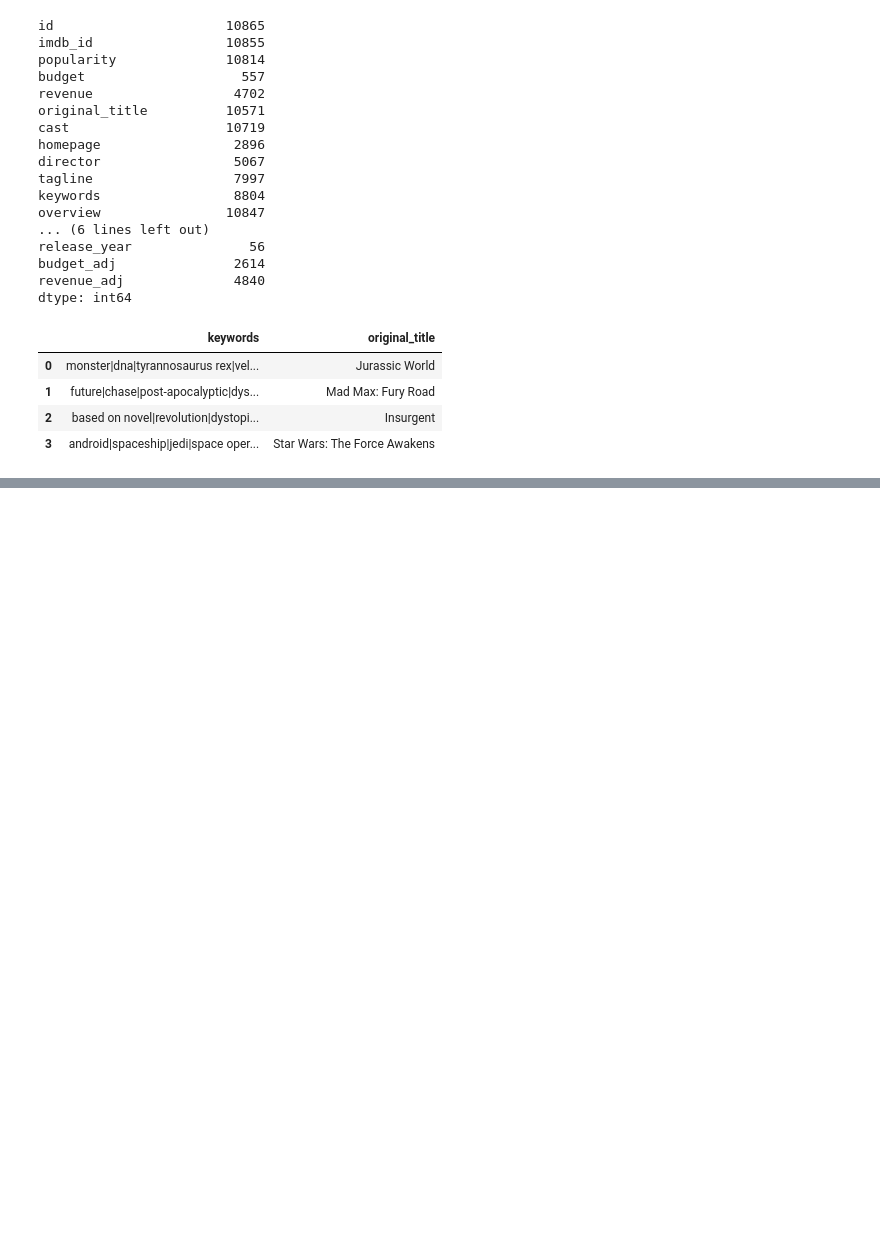
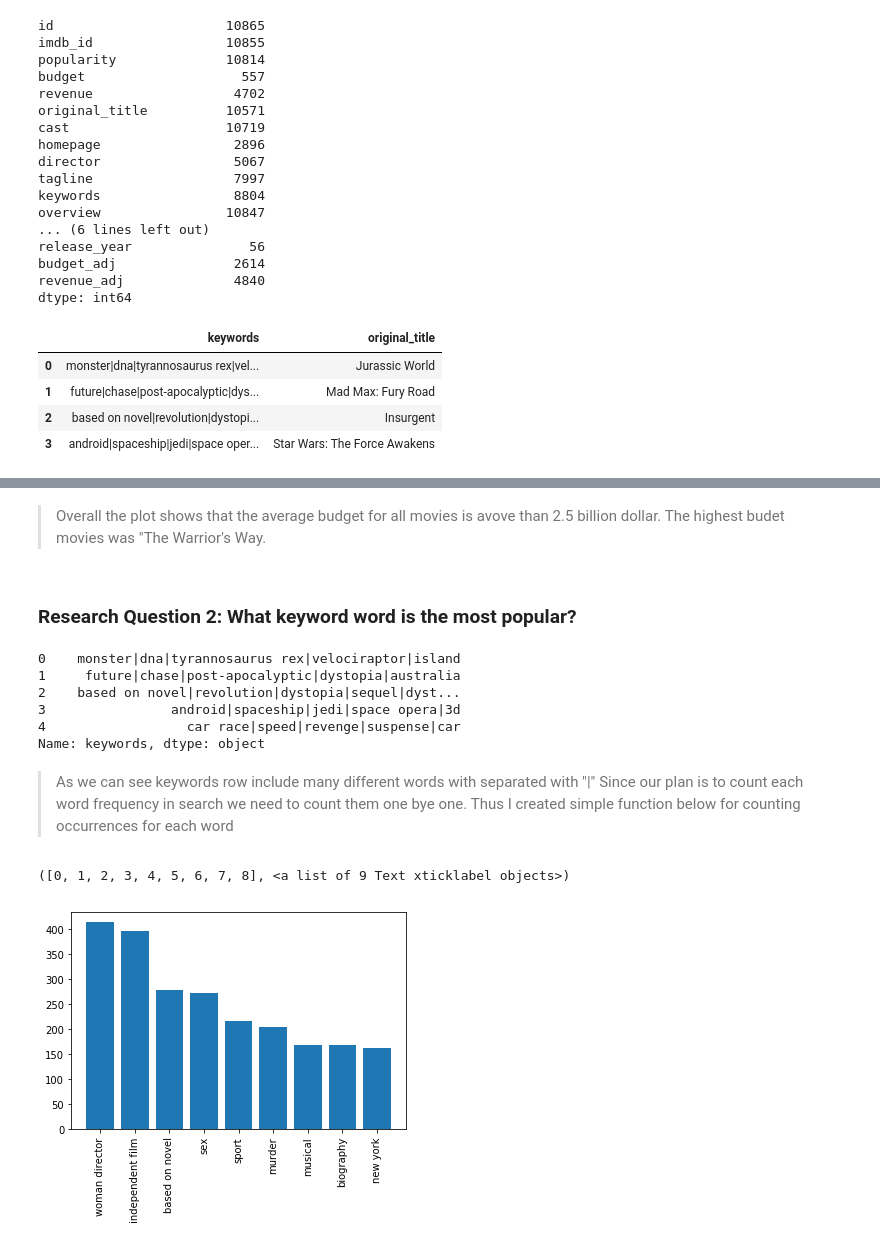
Before and after one commit to ibragimoveldor/Data-Analyst-Projects, a Jupyter notebook: Project_2/Final_submission/investigate-a-dataset-template.ipynb, the cells around one changed output, grey strips where cells are left out. Drawn from its saved outputs; the diff is of its cells as text; code cells hidden in the pictures; blank space fills up the shorter version.

```diff
--- a/Project_2/Final_submission/investigate-a-dataset-template.ipynb
+++ b/Project_2/Final_submission/investigate-a-dataset-template.ipynb
@@ -203,0 +224,50 @@ dtype: int64
+# %% [markdown]
+> Overall the plot shows that the average budget for all movies is avove than 2.5 billion dollar. The highest budet movies was "The Warrior's Way.
+# %% [markdown]
+### Research Question 2:  What keyword word is the most popular?
+# %%
+# extract the keyword column from the data
+kword = df['keywords']
+kword.head(5)
+# %% [output]
+0    monster|dna|tyrannosaurus rex|velociraptor|island
+1     future|chase|post-apocalyptic|dystopia|australia
+2    based on novel|revolution|dystopia|sequel|dyst...
+3                android|spaceship|jedi|space opera|3d
+4                  car race|speed|revenge|suspense|car
+Name: keywords, dtype: object
+# %% [markdown]
+>As we can see keywords row include many different words with separated with "|"
+Since our plan is to count each word frequency in search we need to count them one bye one. Thus I created simple function below for counting occurrences for each word
+# %%
+# count each occurences of keywords
+def occur_count(kword):
+    a = []
+    for i in range(len(kword)):
+
+        lis = str(kword[i]).split('|')
+        for j in range(len(lis)):
+            a.append(lis[j])
+    return a
+# %%
+# the function for the calculation of occurences for each keywords
+def top_occurs(l):
+    keywords, occurrences = np.unique(l, return_counts = True)
+
+    # save to dataframe for conveneince use
+    data  = {'occurrences': occurrences, 'names': keywords}
+    df_keywords = pd.DataFrame(data)
+
+    top10_occurrences = df_keywords.sort_values('occurrences', ascending = False)
+    return top10_occurrences
+# %%
+# count each occurences of keywords
+occurs = occur_count(kword)
+# top10 keywords
+top10_kwords = top_occurs(occurs)[1:10]
+
+plt.bar(top10_kwords['names'], top10_kwords['occurrences']);
+plt.xticks(rotation=90)
+# %% [output]
+([0, 1, 2, 3, 4, 5, 6, 7, 8], <a list of 9 Text xticklabel objects>)
+[figure, added]
```
Also changed, not shown: parts of 47 cells of this notebook, 2 other files.
